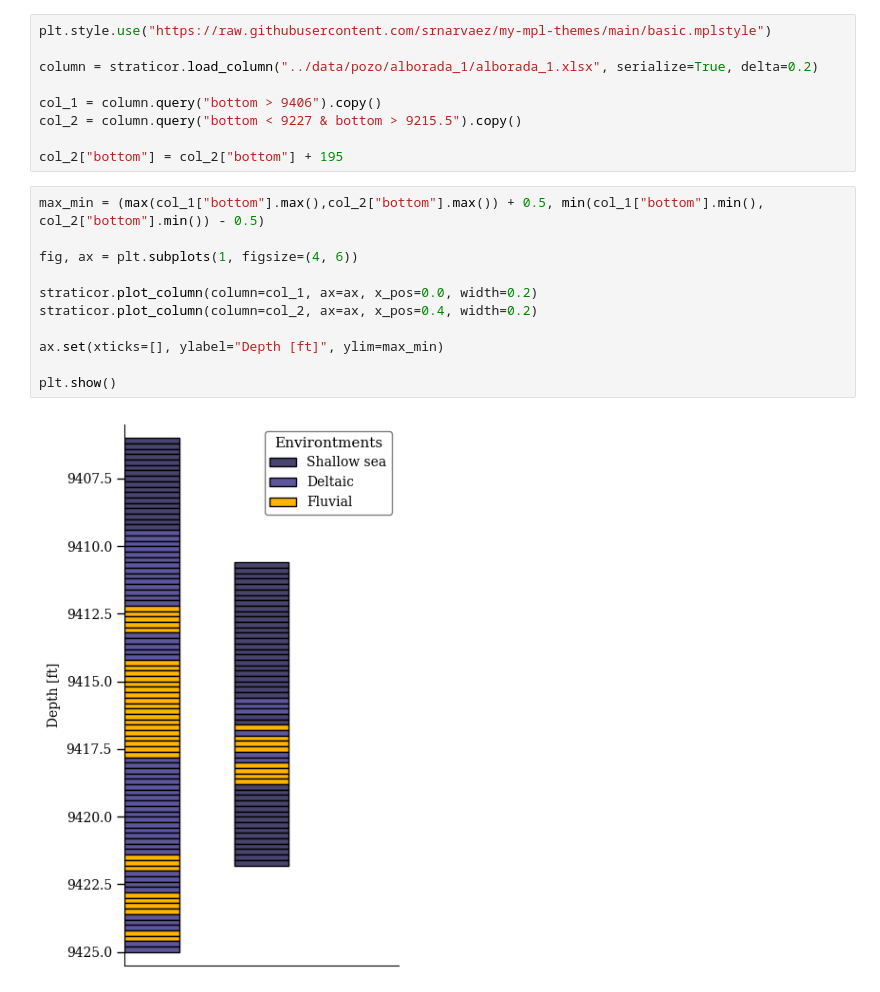
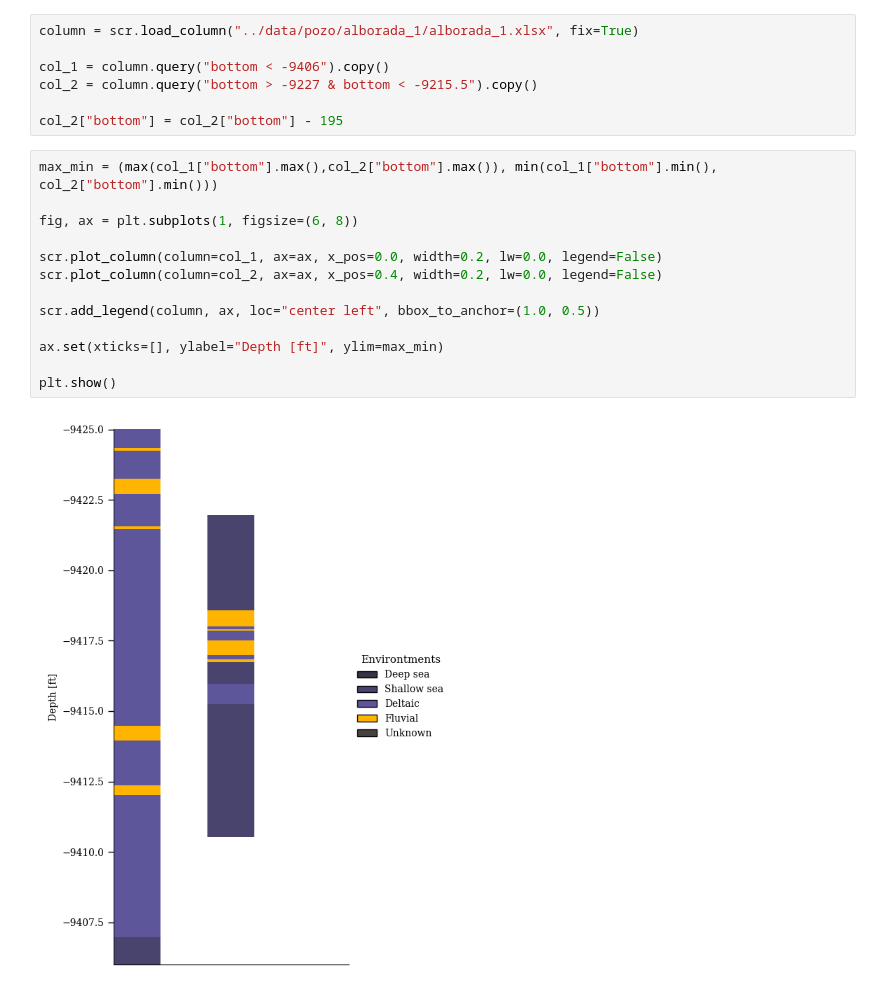
Before and after one commit to sebnarvaez19/straticor, a Jupyter notebook: notebooks/alborada_1.ipynb, the cells around one changed output. Saved outputs shown, nothing was run; the diff lists cells and outputs as text.

Commit message:
test: update **alborada_1** test

```diff
--- a/notebooks/alborada_1.ipynb
+++ b/notebooks/alborada_1.ipynb
@@ -4,23 +8,23 @@ import matplotlib.pyplot as plt
 # %%
-plt.style.use("https://raw.githubusercontent.com/srnarvaez/my-mpl-themes/main/basic.mplstyle")
+column = scr.load_column("../data/pozo/alborada_1/alborada_1.xlsx", fix=True)
 
-column = straticor.load_column("../data/pozo/alborada_1/alborada_1.xlsx", serialize=True, delta=0.2)
+col_1 = column.query("bottom < -9406").copy()
+col_2 = column.query("bottom > -9227 & bottom < -9215.5").copy()
 
-col_1 = column.query("bottom > 9406").copy()
-col_2 = column.query("bottom < 9227 & bottom > 9215.5").copy()
-
-col_2["bottom"] = col_2["bottom"] + 195
+col_2["bottom"] = col_2["bottom"] - 195
 # %%
-max_min = (max(col_1["bottom"].max(),col_2["bottom"].max()) + 0.5, min(col_1["bottom"].min(), col_2["bottom"].min()) - 0.5)
+max_min = (max(col_1["bottom"].max(),col_2["bottom"].max()), min(col_1["bottom"].min(), col_2["bottom"].min()))
 
-fig, ax = plt.subplots(1, figsize=(4, 6))
+fig, ax = plt.subplots(1, figsize=(6, 8))
 
-straticor.plot_column(column=col_1, ax=ax, x_pos=0.0, width=0.2)
-straticor.plot_column(column=col_2, ax=ax, x_pos=0.4, width=0.2)
+scr.plot_column(column=col_1, ax=ax, x_pos=0.0, width=0.2, lw=0.0, legend=False)
+scr.plot_column(column=col_2, ax=ax, x_pos=0.4, width=0.2, lw=0.0, legend=False)
+
+scr.add_legend(column, ax, loc="center left", bbox_to_anchor=(1.0, 0.5))
 
 ax.set(xticks=[], ylabel="Depth [ft]", ylim=max_min)
 
 plt.show()
 # %% [output]
-[figure, old version]
+[figure, new version]
 # %%
```
Also changed, not shown: parts of 4 cells of this notebook, 4 other files.
